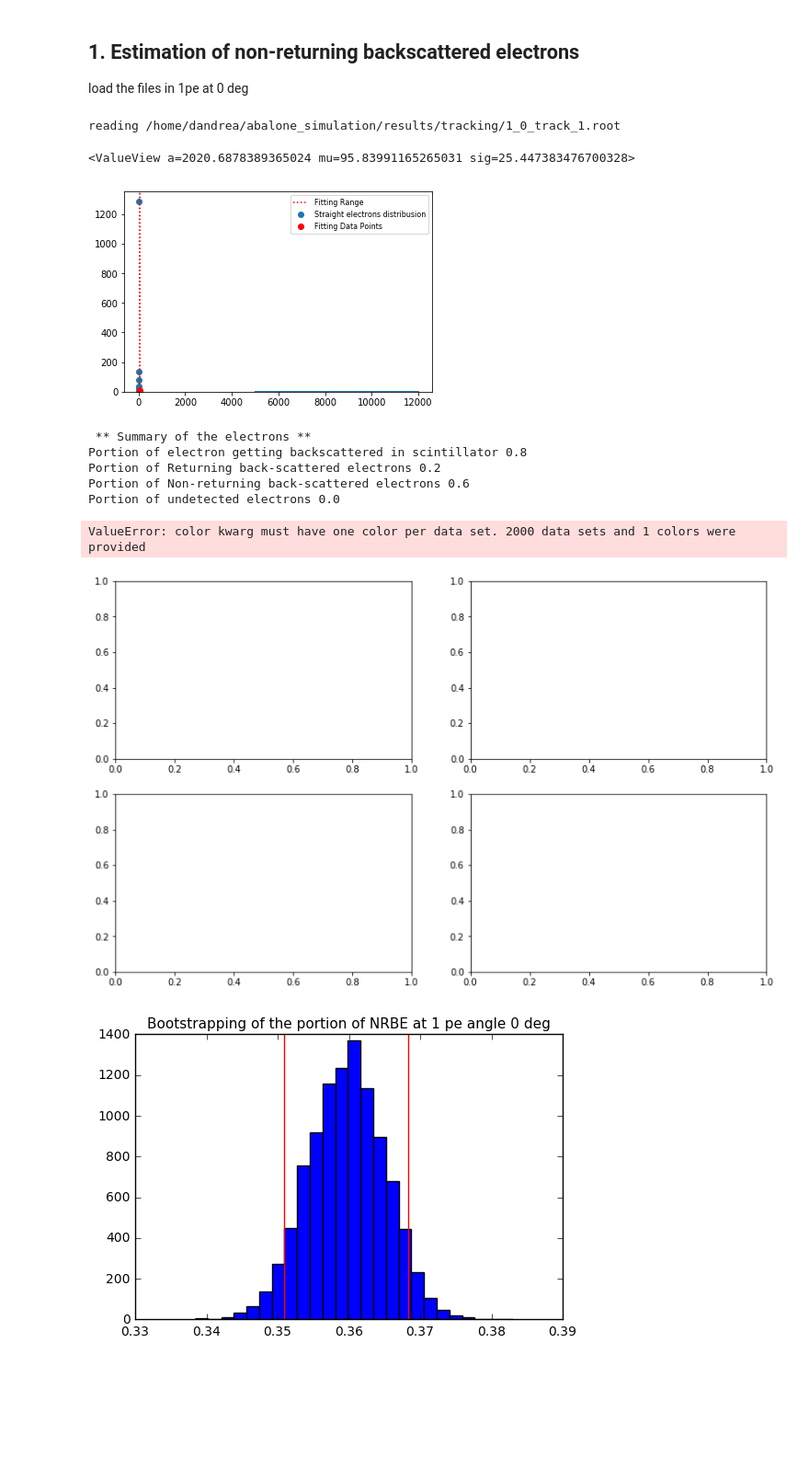
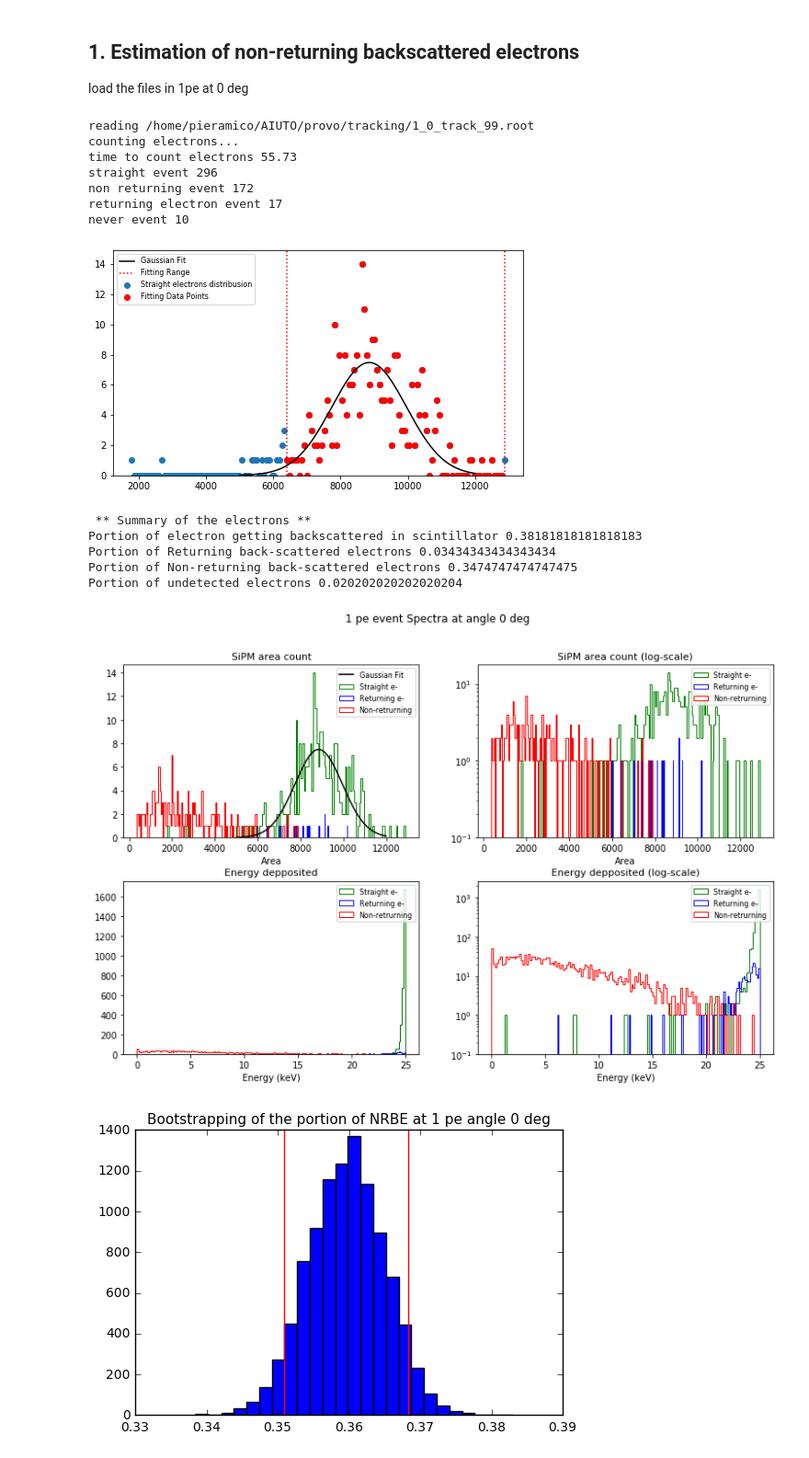
Before and after one commit to valerioda/abalone, a Jupyter notebook: simulation_analysis/ABALONE_SiPM_readout.ipynb, the cells around one changed output. Shown at 92% size. Cells and saved outputs as stored; diff of their text form; code cells hidden in the pictures; blank space fills up the shorter version.

Commit message:
simulation tracking analysis

```diff
--- a/simulation_analysis/ABALONE_SiPM_readout.ipynb
+++ b/simulation_analysis/ABALONE_SiPM_readout.ipynb
@@ -12,8 +15,9 @@ import json
 # %%
 angle = [0]#[0,15,30,45,60,75,85]
-file_number_range = [1]#range(1,10)
+file_number_range = range(1,10)
+main_path = '/home/pieramico/AIUTO/provo/'
 save_path = "/home/dandrea/abalone_simulation/results/nrbe/"
-main_path = "/home/dandrea/abalone_simulation/results/" #Analysis/testing/" #
+#main_path = "/home/dandrea/abalone_simulation/results/" #Analysis/testing/" #
 # %%
 path = main_path + "tracking/"
 file_name = "1_0_track_1.root"
@@ -261,6 +269,18 @@ import multiprocessing as mp
 # %%
-pe1_ang0 = track_and_readout(1,0)
+file_number_range = range(1,100)
+pe1_prova = track_and_readout(1,0)
+#pe1_ang0 = track_and_readout(1,0)
 #pe1_ang15 = track_and_readout(1,15)
 #pe1_ang30 = track_and_readout(1,30)
+#pe1_ang45 = track_and_readout(1,45)
+#pe1_ang60 = track_and_readout(1,60)
+#pe1_ang75 = track_and_readout(1,75)
+#pe1_ang85 = track_and_readout(1,85)
 # %% [output]
-reading /home/dandrea/abalone_simulation/results/tracking/1_0_track_1.root
+reading /home/pieramico/AIUTO/provo/tracking/1_0_track_99.root
+counting electrons...
+time to count electrons 55.73
+straight event 296
+non returning event 172
+returning electron event 17
+never event 10
@@ -285,7 +299,14 @@ def plot_spectra(obj):
     area_non_list = [obj.area_collection[i] for i in obj.e_ID[2]]
 
     yhist,binedges = np.histogram(area_straight_list,bins=bin_number)
+    yhistr,binedgesr = np.histogram(area_returning_list,bins=bin_number)
+    yhistn,binedgesn = np.histogram(area_non_list,bins=bin_number)
     bc = np.array((binedges[1:] + binedges[:-1])/2)
+    #plt.figure(figsize=(8,4.5))
+    #plt.plot(binedges[1:],yhist,label='straight')
+    #plt.plot(binedges[1:],yhistr,label='returning')
+    #plt.plot(binedges[1:],yhistn,label='non-returning')
+    #plt.legend()
 
     peak_index = np.argmax(yhist)
     left = 30
@@ -298,18 +319,23 @@ def plot_spectra(obj):
     chosen_yhist= yhist[peak_index-left:peak_index+right]
 
     #m = iminuit.Minuit(leastsquare,a=max(yhist),mu=bc[peak_index],sig=500,error_a=100, error_mu=100,error_sig=500,errordef=0.5)
-    m = iminuit.Minuit(leastsquare,a=max(yhist),mu=bc[peak_index],sig=500)
-    m.migrad()
-    m.hesse()
-    print(m.values)
-    #print(m.errors)
+    #m = iminuit.Minuit(leastsquare,a=max(yhist),mu=bc[peak_index],sig=2000)
+    #m.migrad()
+    #m.hesse()
+    #print(m.values)
+    ##print(m.errors)
 
     x= np.linspace(5000,12000,60000)
-    y = gaussian(x,m.values[0],m.values[1],m.values[2])
+    #y = gaussian(x,m.values[0],m.values[1],m.values[2])
 
+    popt, pcov = curve_fit(gaussian, chosen_bin, chosen_yhist, p0=(max(yhist), bc[peak_index],2000))
+    print('Fit results',)
+    perr = np.sqrt(np.diag(pcov))
+    y = gaussian(x, *popt)
+    plt.figure(figsize=(8,4.5))
     plt.scatter(bc,yhist,label = "Straight electrons distribusion")
     plt.scatter(chosen_bin,chosen_yhist,color='r',label="Fitting Data Points")
-    plt.plot(x,y)
+    plt.plot(x,y,label='Gaussian Fit',color = 'black')
     plt.axvline(bc[peak_index-left],color='red',linestyle=":")
     plt.axvline(bc[peak_index+right],color='red',linestyle=":",label = "Fitting Range")
     plt.ylim(0)
@@ -368,23 +394,22 @@ def plot_spectra(obj):
 
     plt.show()
 # %%
-plot_spectra(pe1_ang0)
+plot_spectra(pe1_prova)
+#plot_spectra(pe1_ang0)
 #plot_spectra(pe1_ang15)
 #plot_spectra(pe1_ang30)
 #plot_spectra(pe1_ang45)
 #plot_spectra(pe1_ang60)
 #plot_spectra(pe1_ang75)
 #plot_spectra(pe1_ang85)
 # %% [output]
+[figure, new version]
-<ValueView a=2020.6878389365024 mu=95.83991165265031 sig=25.447383476700328>
+ ** Summary of the electrons **
+Portion of electron getting backscattered in scintillator 0.38181818181818183
+Portion of Returning back-scattered electrons 0.03434343434343434
+Portion of Non-returning back-scattered electrons 0.3474747474747475
+Portion of undetected electrons 0.020202020202020204
-[figure, old version]
- ** Summary of the electrons **
-Portion of electron getting backscattered in scintillator 0.8
-Portion of Returning back-scattered electrons 0.2
-Portion of Non-returning back-scattered electrons 0.6
-Portion of undetected electrons 0.0
-ValueError: color kwarg must have one color per data set. 2000 data sets and 1 colors were provided
-[figure, old version]
+[figure, new version]
 # %%
 def e_stat_bootstrap(obj):
     e_stat = obj.e_stat
```
Also changed, not shown: parts of 6 cells of this notebook.
